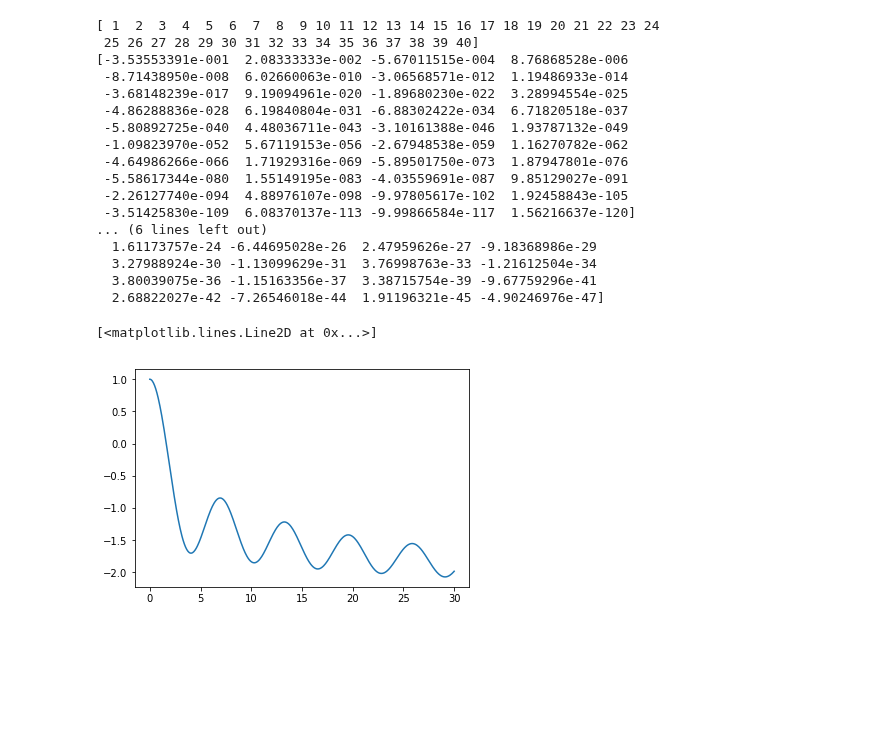
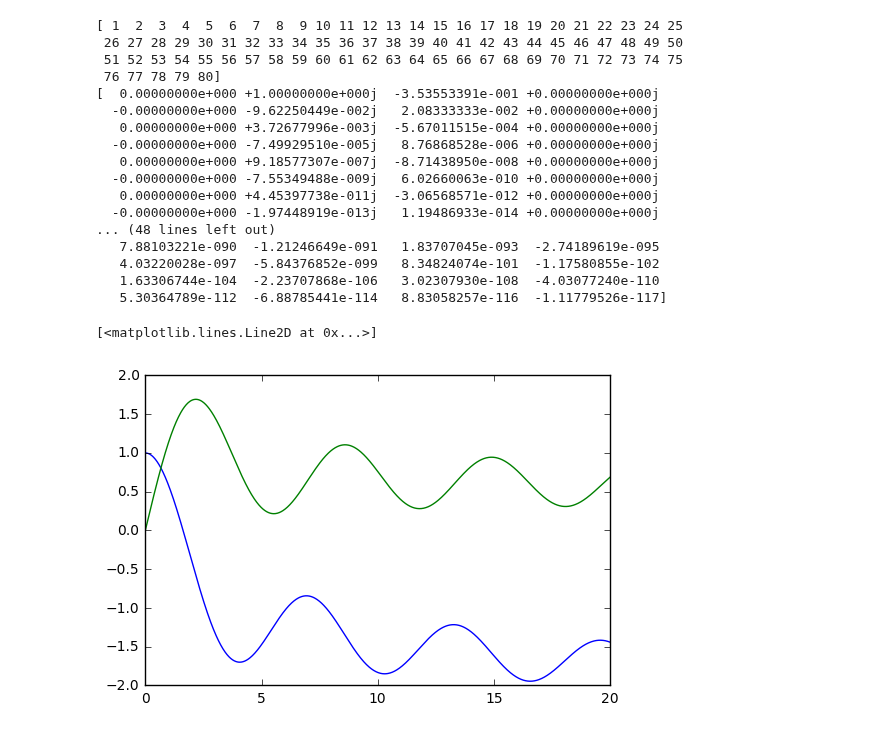
Before and after one commit to hstrey/FCS-simulations, a Jupyter notebook: Classical Moment problem.ipynb, the cells around one changed output. Saved outputs shown, nothing was run; the diff lists cells and outputs as text; code cells hidden in the pictures; blank space fills up the shorter version.

Commit message:
getting closer - now calculating real and imaginary part

```diff
--- a/Classical Moment problem.ipynb
+++ b/Classical Moment problem.ipynb
@@ -18,13 +21,17 @@ array([1.00000000e+00, 1.00000000e+00, 2.00000000e+00, 6.00000000e+00,
 # %%
-n_max=40
+# here we define two functions. c(k,N) is the characteristic function for FCS
+# we also define g(k) which is the characteristic function for a Gaussian for testing that everything works
+n_max=80
 n = np.arange(1,n_max+1)
-factors = (-1)**n/factorial(2*n)/np.sqrt(2*n)
+factors = (1j)**n/factorial(n)/np.sqrt(n)
 print(n)
 print(factors)
+
 def c(k,N):
     km = np.tile(k,(n_max,1))
-    tosum = factors*np.power(km.T,2*n)
+    tosum = factors*np.power(km.T,n)
     return 1+np.sqrt(np.pi/2)*N*np.sum(tosum,axis=1)
+
 gn = n - 1
 gfactors = (-1)**(gn)/factorial(gn)
 print(gfactors)
@@ -33,30 +40,31 @@ def g(k):
     tosum = gfactors*np.power(km.T,2*gn)
     return np.sum(tosum,axis=1)
 # %% [output]
-[ 1  2  3  4  5  6  7  8  9 10 11 12 13 14 15 16 17 18 19 20 21 22 23 24
- 25 26 27 28 29 30 31 32 33 34 35 36 37 38 39 40]
-[-3.53553391e-001  2.08333333e-002 -5.67011515e-004  8.76868528e-006
- -8.71438950e-008  6.02660063e-010 -3.06568571e-012  1.19486933e-014
- -3.68148239e-017  9.19094961e-020 -1.89680230e-022  3.28994554e-025
- -4.86288836e-028  6.19840804e-031 -6.88302422e-034  6.71820518e-037
- -5.80892725e-040  4.48036711e-043 -3.10161388e-046  1.93787132e-049
- -1.09823970e-052  5.67119153e-056 -2.67948538e-059  1.16270782e-062
- -4.64986266e-066  1.71929316e-069 -5.89501750e-073  1.87947801e-076
- -5.58617344e-080  1.55149195e-083 -4.03559691e-087  9.85129027e-091
- -2.26127740e-094  4.88976107e-098 -9.97805617e-102  1.92458843e-105
- -3.51425830e-109  6.08370137e-113 -9.99866584e-117  1.56216637e-120]
-... (6 lines left out)
-  1.61173757e-24 -6.44695028e-26  2.47959626e-27 -9.18368986e-29
-  3.27988924e-30 -1.13099629e-31  3.76998763e-33 -1.21612504e-34
-  3.80039075e-36 -1.15163356e-37  3.38715754e-39 -9.67759296e-41
-  2.68822027e-42 -7.26546018e-44  1.91196321e-45 -4.90246976e-47]
+[ 1  2  3  4  5  6  7  8  9 10 11 12 13 14 15 16 17 18 19 20 21 22 23 24 25
+ 26 27 28 29 30 31 32 33 34 35 36 37 38 39 40 41 42 43 44 45 46 47 48 49 50
+ 51 52 53 54 55 56 57 58 59 60 61 62 63 64 65 66 67 68 69 70 71 72 73 74 75
+ 76 77 78 79 80]
+[  0.00000000e+000 +1.00000000e+000j  -3.53553391e-001 +0.00000000e+000j
+  -0.00000000e+000 -9.62250449e-002j   2.08333333e-002 +0.00000000e+000j
+   0.00000000e+000 +3.72677996e-003j  -5.67011515e-004 +0.00000000e+000j
+  -0.00000000e+000 -7.49929510e-005j   8.76868528e-006 +0.00000000e+000j
+   0.00000000e+000 +9.18577307e-007j  -8.71438950e-008 +0.00000000e+000j
+  -0.00000000e+000 -7.55349488e-009j   6.02660063e-010 +0.00000000e+000j
+   0.00000000e+000 +4.45397738e-011j  -3.06568571e-012 +0.00000000e+000j
+  -0.00000000e+000 -1.97448919e-013j   1.19486933e-014 +0.00000000e+000j
+... (48 lines left out)
+   7.88103221e-090  -1.21246649e-091   1.83707045e-093  -2.74189619e-095
+   4.03220028e-097  -5.84376852e-099   8.34824074e-101  -1.17580855e-102
+   1.63306744e-104  -2.23707868e-106   3.02307930e-108  -4.03077240e-110
+   5.30364789e-112  -6.88785441e-114   8.83058257e-116  -1.11779526e-117]
 # %%
 # create orthogonal polynominals
-k = np.linspace(0,30,512)
+k = np.linspace(0,20,1025)
 cf = c(k,1)
-plt.plot(k,cf)
+plt.plot(k,np.real(cf))
+plt.plot(k,np.imag(cf))
 # %% [output]
 [<matplotlib.lines.Line2D at 0x...>]
-[figure, old version]
+[figure, new version]
 # %%
 # need to find the proper way of doing an fft
```
Also changed, not shown: parts of 6 cells of this notebook.
